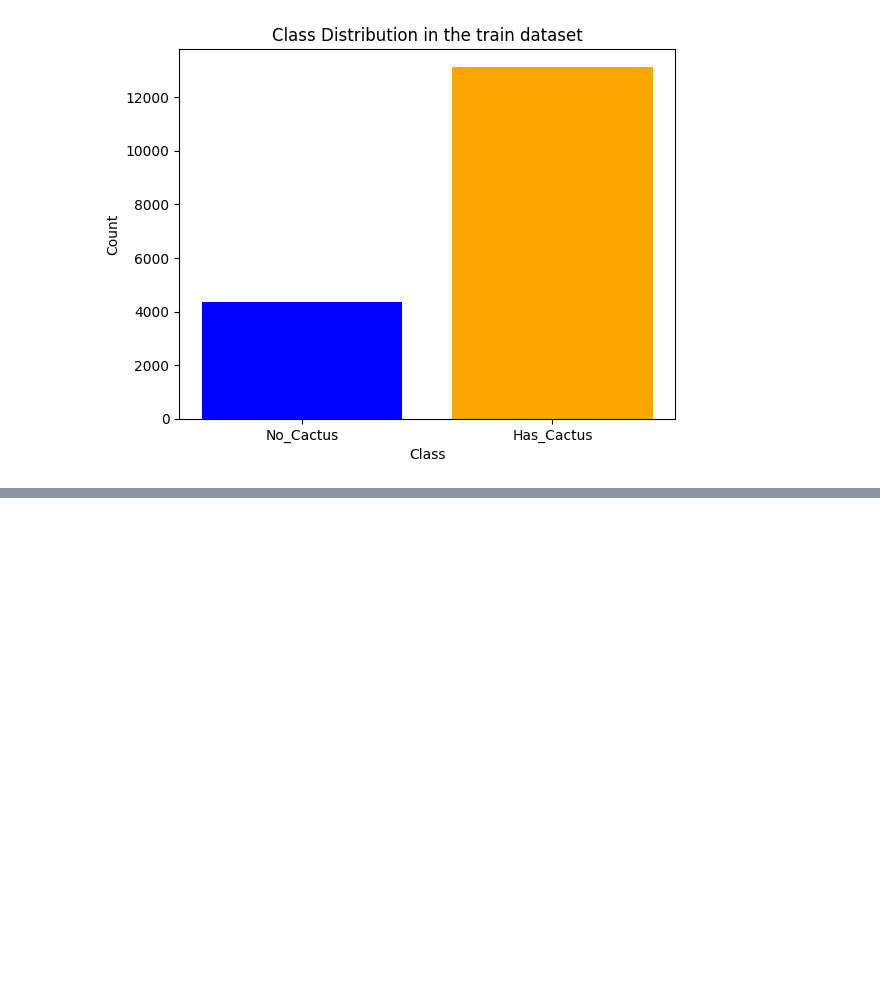
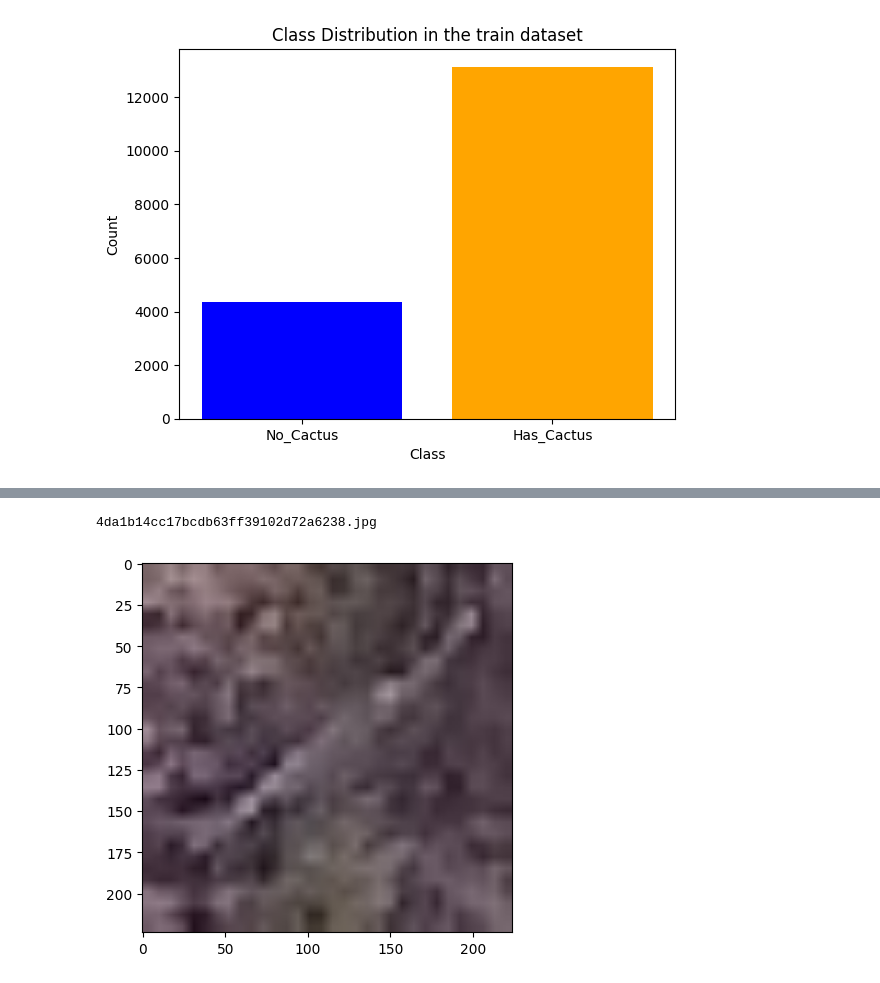
Before and after one commit to IAmReallyAlessio/AML-Challenges, a Jupyter notebook: challenge1/aerial_imagery.ipynb, the cells around one changed output, grey strips where cells are left out. Drawn from its saved outputs; the diff is of its cells as text; code cells hidden in the pictures; blank space fills up the shorter version.

```diff
--- a/challenge1/aerial_imagery.ipynb
+++ b/challenge1/aerial_imagery.ipynb
@@ -133,0 +159,18 @@ for (i, (images, labels)) in enumerate(tqdm(dataloader)):
+# %%
+test_dataset = UnlabeledImageDataset(
+    img_dir=test_dir,
+    transform=transform
+)
+
+test_dataloader = DataLoader(test_dataset, batch_size=32, shuffle=False)
+
+
+for (i, (images, labels)) in enumerate(test_dataloader):
+    for (img, label) in zip(images, labels):
+        plt.imshow(img.permute(1, 2, 0))
+        print(images_id[i])
+        break
+    break
+# %% [output]
+4da1b14cc17bcdb63ff39102d72a6238.jpg
+[figure, added]
```
Also changed, not shown: parts of 4 cells of this notebook.
